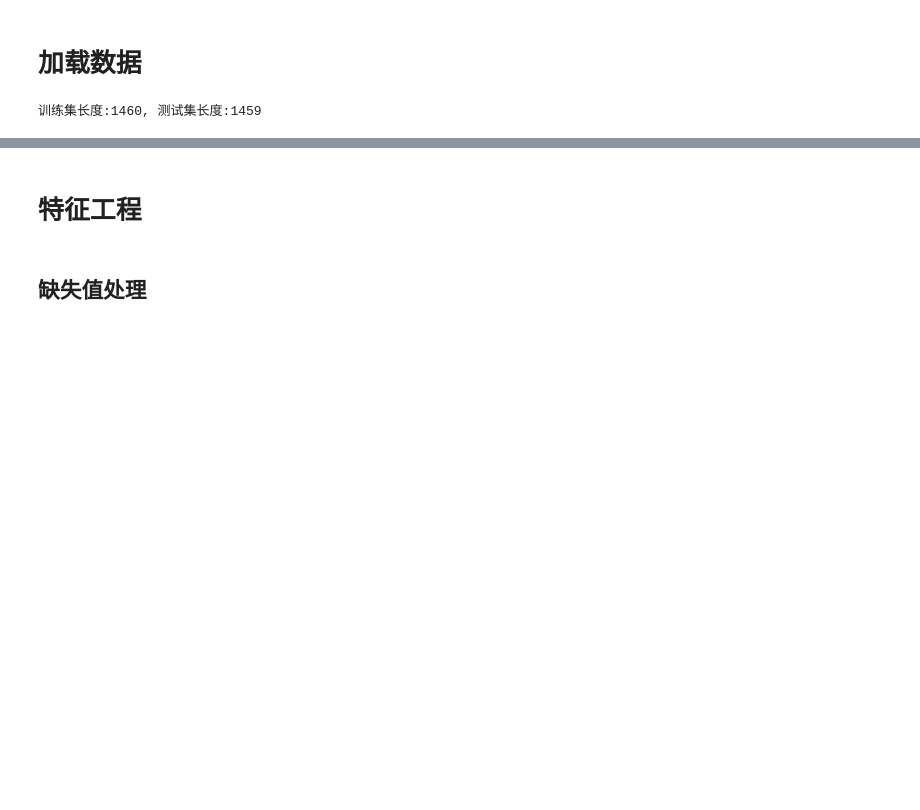
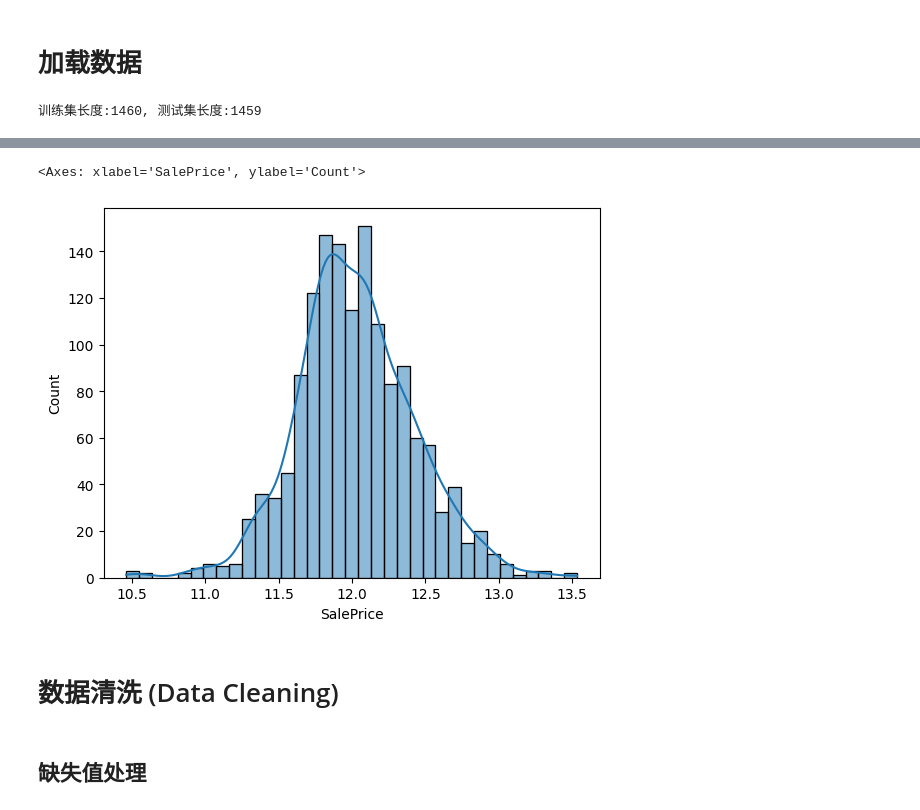
Before and after one commit to YiliaQiu/Kaggle, a Jupyter notebook: house_pricing/main.ipynb, the cells around one changed output, grey strips where cells are left out. Drawn from its saved outputs; the diff is of its cells as text; code cells hidden in the pictures; blank space fills up the shorter version.

```diff
--- a/house_pricing/main.ipynb
+++ b/house_pricing/main.ipynb
@@ -15,5 +30,12 @@ print(f"训练集长度:{len(train_df)}, 测试集长度:{len(test_df)}")
+# %%
+train_df["SalePrice"] = np.log1p(train_df["SalePrice"])
+# 转换后再检查一遍，你会发现它变得非常接近正态分布
+sns.histplot(train_df['SalePrice'], kde=True)
+# %% [output]
+<Axes: xlabel='SalePrice', ylabel='Count'>
+[figure, added]
 # %% [markdown]
-# 特征工程
+# 数据清洗 (Data Cleaning)
 # %%
 ## 查看缺失值：
 # pd.set_option('display.max_rows', None)
```
Also changed, not shown: parts of 46 cells of this notebook.
